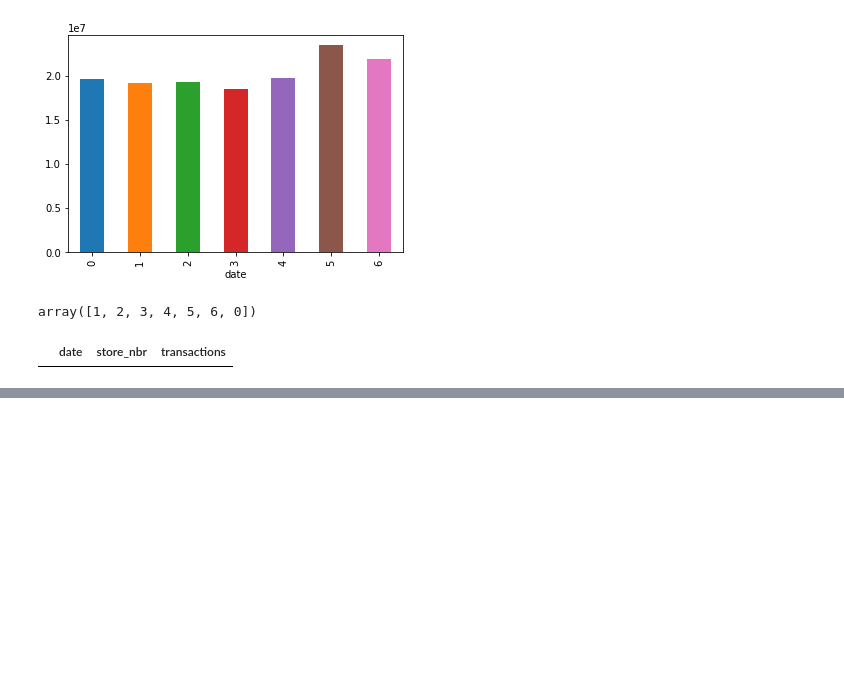
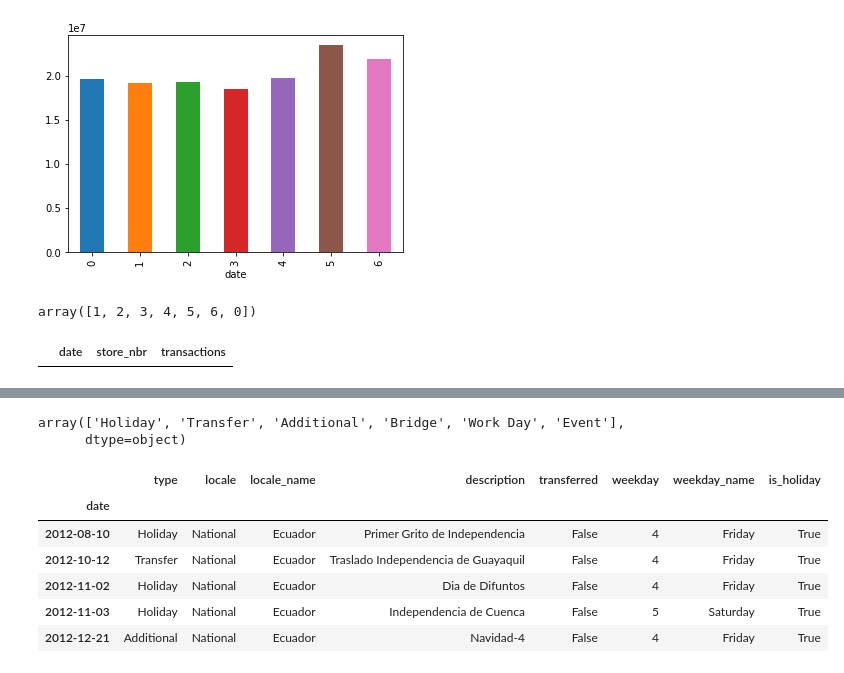
Before and after one commit to astrojuanlu/bts-mbds-data-science-foundations, a Jupyter notebook: sessions/14-Feature-Engineering_class.ipynb, the cells around one changed output, grey strips where cells are left out. Drawn from its saved outputs; the diff is of its cells as text; code cells hidden in the pictures; blank space fills up the shorter version.

```diff
--- a/sessions/14-Feature-Engineering_class.ipynb
+++ b/sessions/14-Feature-Engineering_class.ipynb
@@ -445,0 +522,3 @@ trans[trans['transactions'] == 0]
+# %%
+unique_national_hols = national_holidays.reset_index().drop_duplicates("date").set_index("date")
+unique_national_hols.head()
@@ -445,0 +561,5 @@ trans[trans['transactions'] == 0]
+# %%
+real_holidays["type"].unique()
+# %% [output]
+array(['Holiday', 'Transfer', 'Additional', 'Bridge', 'Work Day', 'Event'],
+      dtype=object)
@@ -445,0 +568,10 @@ trans[trans['transactions'] == 0]
+# %%
+real_holidays.head()
+# %% [output]
+|  | type | locale | locale_name | description | transferred | weekday | weekday_name | is_holiday |
+| date |  |  |  |  |  |  |  |  |
+| 2012-08-10 | Holiday | National | Ecuador | Primer Grito de Independencia | False | 4 | Friday | True |
+| 2012-10-12 | Transfer | National | Ecuador | Traslado Independencia de Guayaquil | False | 4 | Friday | True |
+| 2012-11-02 | Holiday | National | Ecuador | Dia de Difuntos | False | 4 | Friday | True |
+| 2012-11-03 | Holiday | National | Ecuador | Independencia de Cuenca | False | 5 | Saturday | True |
+| 2012-12-21 | Additional | National | Ecuador | Navidad-4 | False | 4 | Friday | True |
```
Also changed, not shown: parts of 20 cells of this notebook.
